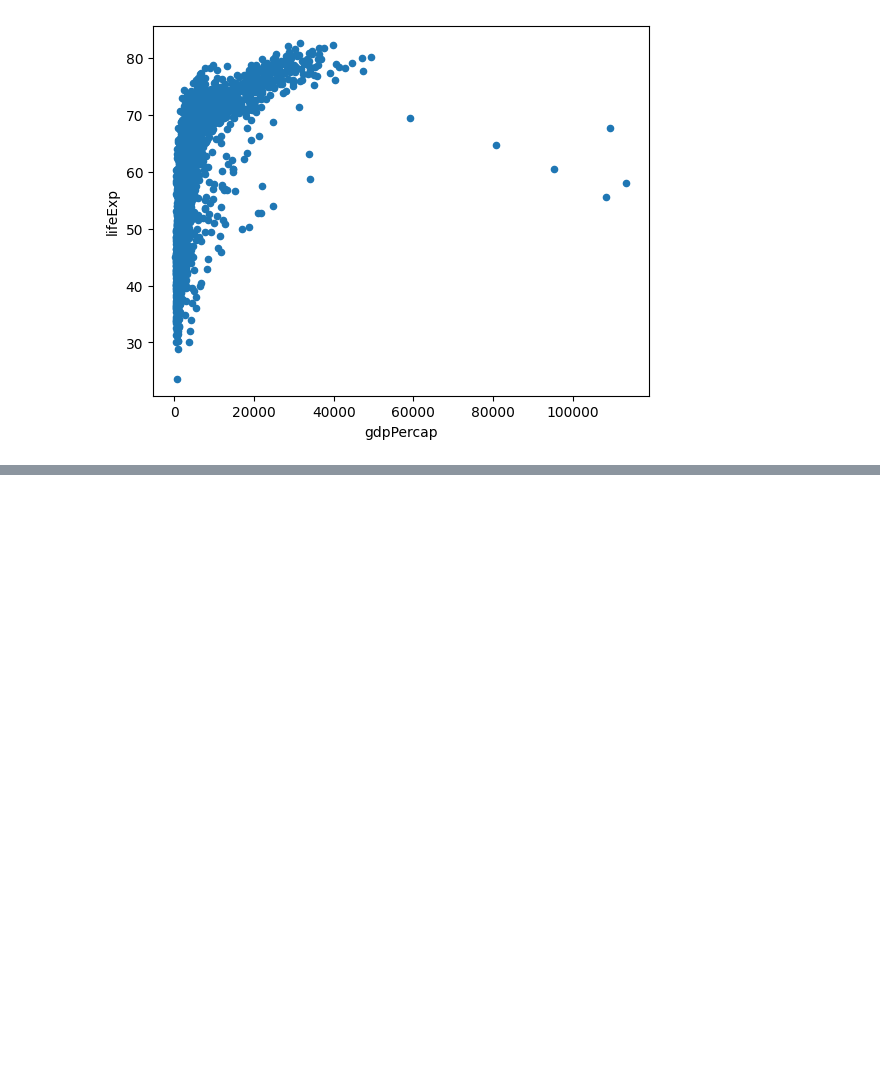
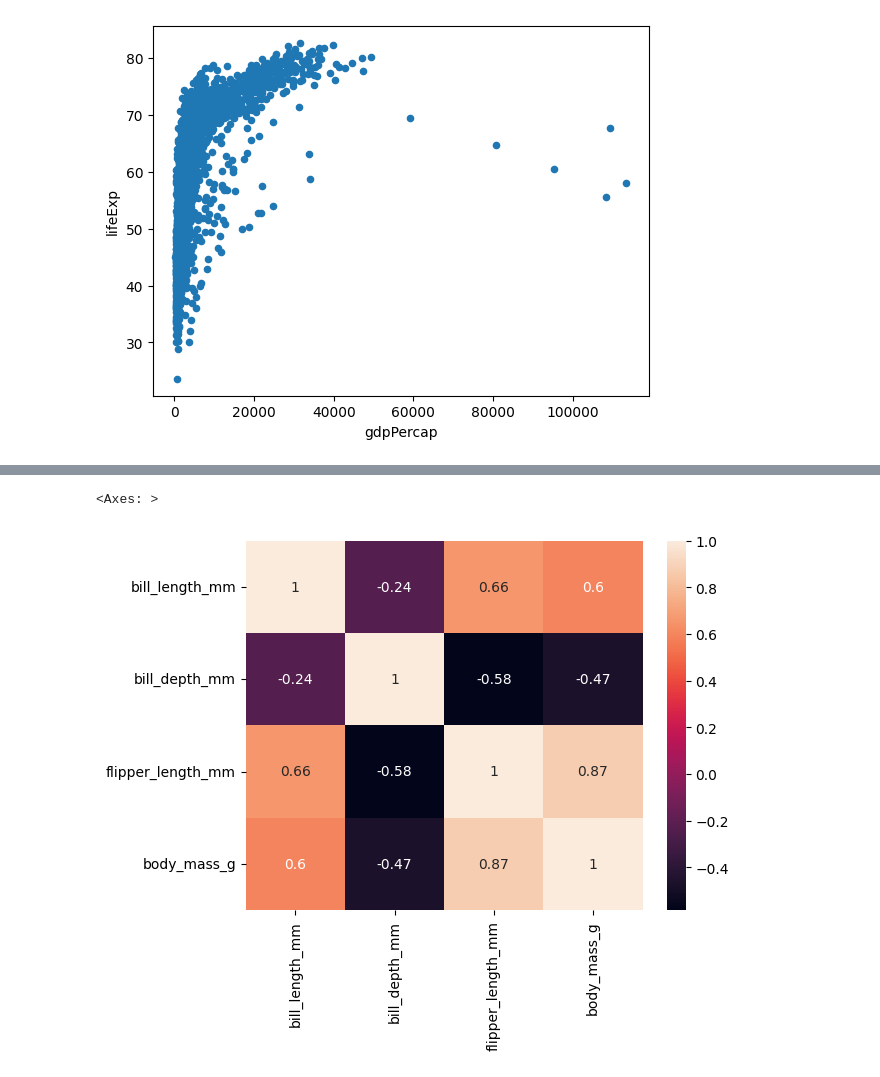
Before and after one commit to jaidatta71/Chatbot, a Jupyter notebook: Self_study_colab_coding_activity_2_3.ipynb, the cells around one changed output, grey strips where cells are left out. Cells and saved outputs as stored; diff of their text form; code cells hidden in the pictures; blank space fills up the shorter version.

```diff
--- a/Self_study_colab_coding_activity_2_3.ipynb
+++ b/Self_study_colab_coding_activity_2_3.ipynb
@@ -222,0 +332,5 @@ plt.savefig('/content/drive/MyDrive/colab_activity2_3_starter/images/gdp_lifexp_
+# %%
+pp=pd.read_csv('/content/drive/MyDrive/penguins.csv', index_col=0)
+pp.info()
+df3=pp[['bill_length_mm','bill_depth_mm','flipper_length_mm','body_mass_g']]
+df3.info()
@@ -222,0 +371,6 @@ plt.savefig('/content/drive/MyDrive/colab_activity2_3_starter/images/gdp_lifexp_
+# %%
+import seaborn as sns
+sns.heatmap(df3.corr(), annot = True)
+# %% [output]
+<Axes: >
+[figure, added]
```
Also changed, not shown: parts of 15 cells of this notebook.
